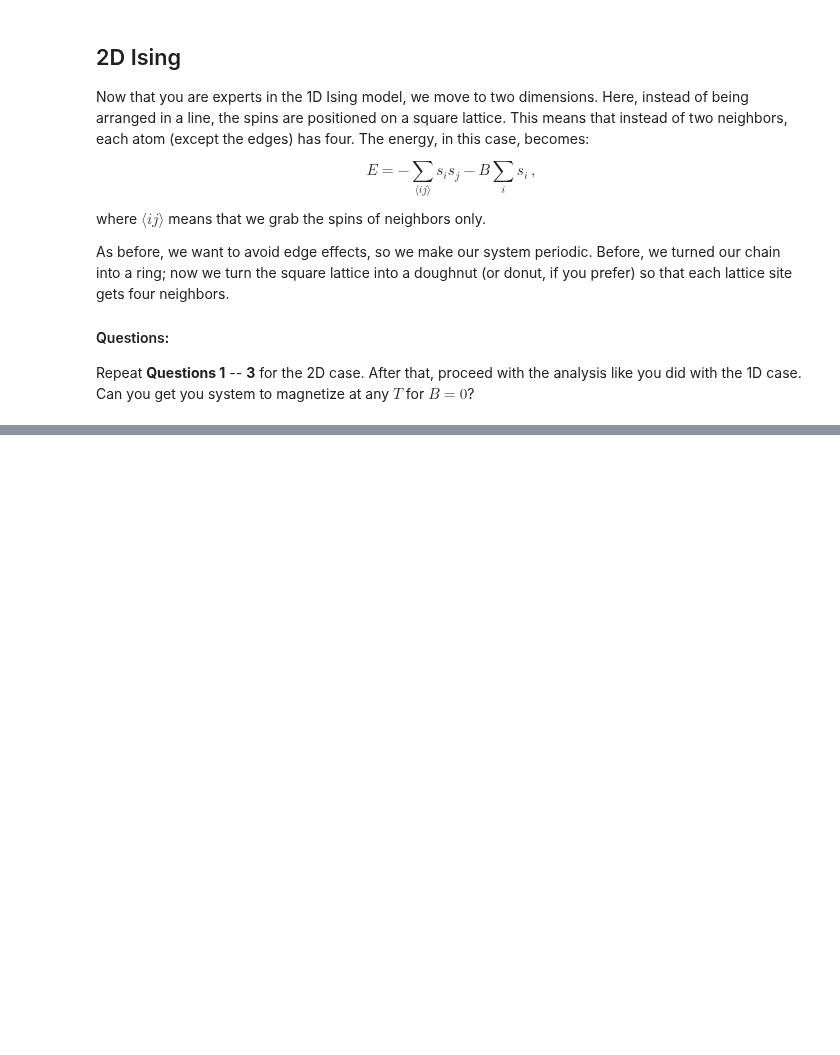
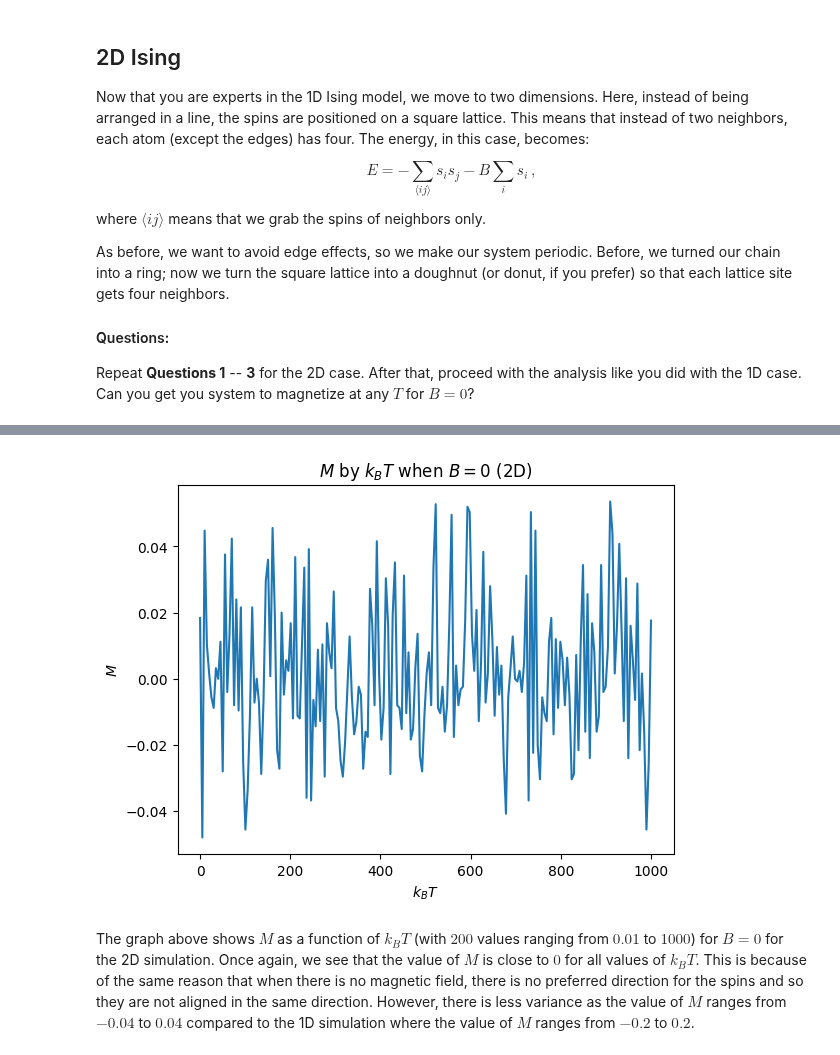
Before and after one commit to vibilanj/cmps, a Jupyter notebook: homework/Ising_Model.ipynb, the cells around one changed output, grey strips where cells are left out. Cells and saved outputs as stored; diff of their text form; code cells hidden in the pictures; blank space fills up the shorter version.

```diff
--- a/homework/Ising_Model.ipynb
+++ b/homework/Ising_Model.ipynb
@@ -293,0 +322,18 @@ plt.show()
+# %%
+N = 50
+steps = 20
+
+B = 0
+points = 200
+k_bTs = np.linspace(0.01, 1000, points)
+
+res_kBT_2D = [simulate_2D(N, steps, B, k_bT) for k_bT in k_bTs]
+
+fig, ax = plt.subplots(1, 1)
+ax.plot(k_bTs, res_kBT_2D)
+ax.set(xlabel = "$k_BT$", ylabel = "$M$", title = "$M$ by $k_BT$ when $B = 0$ (2D)")
+plt.show()
+# %% [output]
+[figure, added]
+# %% [markdown]
+The graph above shows $M$ as a function of $k_BT$ (with $200$ values ranging from $0.01$ to $1000$) for $B = 0$ for the 2D simulation. Once again, we see that the value of $M$ is close to $0$ for all values of $k_BT$. This is because of the same reason that when there is no magnetic field, there is no preferred direction for the spins and so they are not aligned in the same direction. However, there is less variance as the value of $M$ ranges from $-0.04$ to $0.04$ compared to the 1D simulation where the value of $M$ ranges from $-0.2$ to $0.2$.
```
Also changed, not shown: parts of 11 cells of this notebook, 1 other file.
